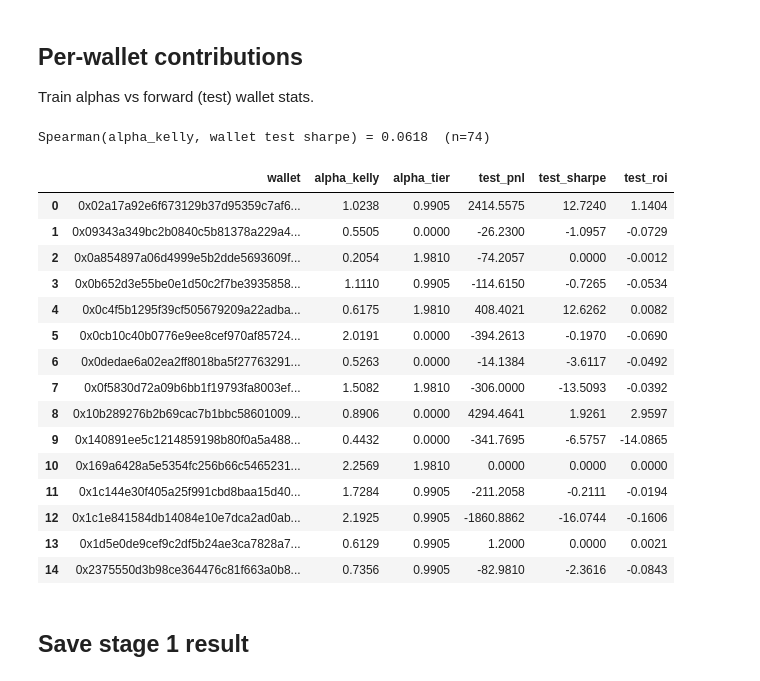
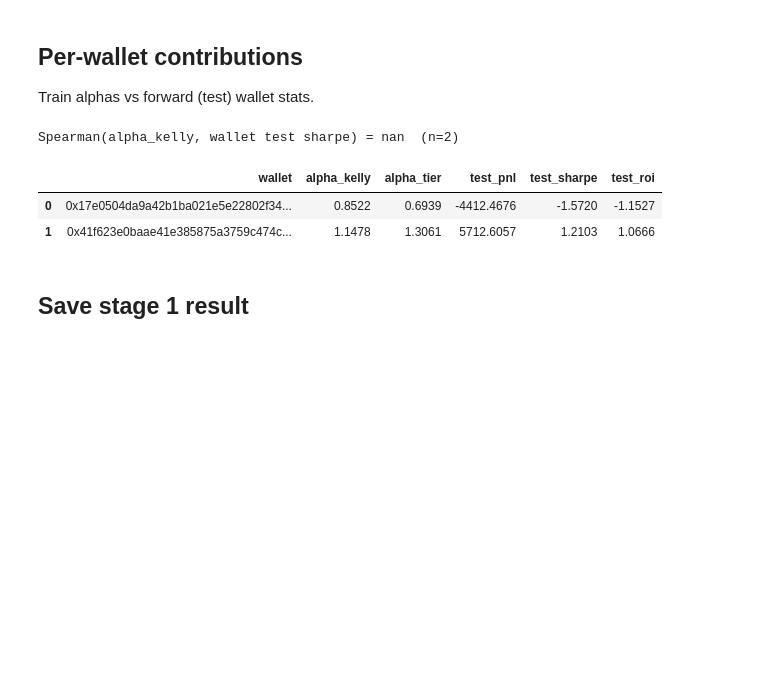
Before and after one commit to vobornij/polymarket, a Jupyter notebook: notebooks/wallet_selection/stage1_scaled.ipynb, the cells around one changed output. Cells and saved outputs as stored; diff of their text form; code cells hidden in the pictures; blank space fills up the shorter version.

```diff
--- a/notebooks/wallet_selection/stage1_scaled.ipynb
+++ b/notebooks/wallet_selection/stage1_scaled.ipynb
@@ -83,4 +92,4 @@ Candidate wallets = `COPY_DEFAULT` (copy-default filter).
 # %%
-wallets = set(COPY_DEFAULT(wallet_metrics, hold_metrics))
-print(f"copy_default wallets: {len(wallets)}")
+wallets = set(COPY_FILTER(wallet_metrics, hold_metrics))
+print(f"{COPY_FILTER.name} wallets: {len(wallets)}")
 # %% [output]
@@ -92,10 +101,12 @@ Cap = stage0 Phase 2's per-bucket max copy quantity (`avail_copy_qty`), exported
 # %%
-splits = candidate_splits_for(df_full, wallets, **DEFAULT_SPLIT)
-splits = attach_depth_cap(splits)
+splits = candidate_splits_for(df_full, wallets, **SPLIT)
+splits = attach_depth_cap(splits, avail_col=AVAIL_COL, qty_col=QTY_COL)
+for fr in splits.values():
+    fr["token_group"] = fr["condition_id"] + "_" + fr["token_id"]
 del df_full, df_train, df_val, df_test
 
 for name in ("train", "val", "test"):
     fr = splits[name]
-    capped = (fr["bucket_avail_copy_qty"] < fr["copyable_qty_5m_100"]).mean()
+    capped = (fr["bucket_avail_copy_qty"] < fr[QTY_COL]).mean()
     print(f"{name:5s}: {len(fr):,}  trades_capped_by_depth={capped:.3f}")
 # %% [output]
@@ -112,8 +123,8 @@ test : 15,569  trades_capped_by_depth=0.000
 
 Per-wallet daily pnl (copyable, alpha=1) with mean/std shrinkage -> Sharpe proxy.
 # %%
-train_daily = wallet_daily_pnl(splits["train"])
-st = wallet_stats(train_daily)
+train_daily = wallet_daily_pnl(splits["train"], pnl_col=PNL_COL)
+st = wallet_stats(train_daily, pnl_col=PNL_COL)
 print(f"wallets with train daily series: {len(st)}")
 st[["mu", "sigma", "n_days", "sharpe_proxy", "total_pnl"]].sort_values(
     "sharpe_proxy", ascending=False
@@ -166,14 +164,15 @@ Objective: annualized Sharpe of daily resolution-pnl, fixed $10k budget, 10bps.
 sim_rows = []
 best_per_scheme = {}
 for name, (scheme, alpha_map, params) in schemes.items():
-    res = run_sim(splits["val"], alpha_map, COST_SEL)
-    row = sim_row(scheme, name, "val", res)
+    res = run_sim(splits["train"], alpha_map, pnl_col=PNL_COL, qty_col=QTY_COL,
+                 group_col="token_group", group_budget=EXPOSURE_BUDGET)
+    row = sim_row(scheme, name, "train", res)
     sim_rows.append(row)
     key = scheme if scheme != "kelly" else "kelly"
     if key not in best_per_scheme or row["sharpe_daily"] > best_per_scheme[key][2]:
         best_per_scheme[key] = (name, params, row["sharpe_daily"])
 
 sim_df = pd.DataFrame(sim_rows)
-sim_df[sim_df["split"] == "val"].sort_values("sharpe_daily", ascending=False).head(15)
+sim_df[sim_df["split"] == "train"].sort_values("sharpe_daily", ascending=False).head(15)
 # %% [output]
 |  | scheme | config | split | trades | pnl | roi_w | sharpe_daily | mean_used | peak_used |
@@ -354,48 +403,35 @@ test trades: 15,569  contracts: 1,692  resolved by 2026-08-12: 15,566 trades (1,
 
 Train alphas vs forward (test) wallet stats.
 # %%
-test_daily = wallet_daily_pnl(splits["test"])
-test_st = test_daily.groupby("wallet")["copyable_pnl"].agg(
+test_daily = wallet_daily_pnl(splits["test"], pnl_col=PNL_COL)
+test_st = test_daily.groupby("wallet")[PNL_COL].agg(
     test_pnl="sum", test_n_days="size"
 )
-test_sharpe = test_daily.groupby("wallet")["copyable_pnl"].apply(
+test_sharpe = test_daily.groupby("wallet")[PNL_COL].apply(
     lambda s: (s.mean() / s.std() * np.sqrt(365.0)) if s.std() > 0 and len(s) >= 2 else np.nan
 ).rename("test_sharpe")
 
 contrib = st.join(test_st, how="outer").join(test_sharpe, how="outer").fillna(0.0)
 contrib = contrib[contrib["test_n_days"] > 0]
 alpha_cont = schemes[best_per_scheme["kelly"][0]][1]
 alpha_tier_cont = schemes[best_per_scheme["tier"][0]][1]
 contrib["alpha_kelly"] = contrib.index.map(alpha_cont).fillna(1.0)
 contrib["alpha_tier"] = contrib.index.map(alpha_tier_cont).fillna(1.0)
 contrib = contrib.reset_index()
 contrib["test_roi"] = contrib["test_pnl"] / contrib["total_pnl"].replace(0, np.nan)
 contrib.to_csv(OUT_DIR / "wallet_scaling_contrib.csv", index=False)
 
 a = contrib["alpha_kelly"].to_numpy()
 ts = contrib["test_sharpe"].to_numpy()
 valid = np.isfinite(ts)
 rho = spearman_rho(pd.Series(a[valid]), pd.Series(ts[valid])) if valid.sum() > 2 else np.nan
 print(f"Spearman(alpha_kelly, wallet test sharpe) = {rho:.4f}  (n={int(valid.sum())})")
 contrib[["wallet", "alpha_kelly", "alpha_tier", "test_pnl", "test_sharpe", "test_roi"]].head(15)
 # %% [output]
-Spearman(alpha_kelly, wallet test sharpe) = 0.0618  (n=74)
+Spearman(alpha_kelly, wallet test sharpe) = nan  (n=2)
 |  | wallet | alpha_kelly | alpha_tier | test_pnl | test_sharpe | test_roi |
-| 0 | 0x02a17a92e6f673129b37d95359c7af6... | 1.0238 | 0.9905 | 2414.5575 | 12.7240 | 1.1404 |
-| 1 | 0x09343a349bc2b0840c5b81378a229a4... | 0.5505 | 0.0000 | -26.2300 | -1.0957 | -0.0729 |
-| 2 | 0x0a854897a06d4999e5b2dde5693609f... | 0.2054 | 1.9810 | -74.2057 | 0.0000 | -0.0012 |
-| 3 | 0x0b652d3e55be0e1d50c2f7be3935858... | 1.1110 | 0.9905 | -114.6150 | -0.7265 | -0.0534 |
-| 4 | 0x0c4f5b1295f39cf505679209a22adba... | 0.6175 | 1.9810 | 408.4021 | 12.6262 | 0.0082 |
-| 5 | 0x0cb10c40b0776e9ee8cef970af85724... | 2.0191 | 0.0000 | -394.2613 | -0.1970 | -0.0690 |
-| 6 | 0x0dedae6a02ea2ff8018ba5f27763291... | 0.5263 | 0.0000 | -14.1384 | -3.6117 | -0.0492 |
-| 7 | 0x0f5830d72a09b6bb1f19793fa8003ef... | 1.5082 | 1.9810 | -306.0000 | -13.5093 | -0.0392 |
-| 8 | 0x10b289276b2b69cac7b1bbc58601009... | 0.8906 | 0.0000 | 4294.4641 | 1.9261 | 2.9597 |
-| 9 | 0x140891ee5c1214859198b80f0a5a488... | 0.4432 | 0.0000 | -341.7695 | -6.5757 | -14.0865 |
-| 10 | 0x169a6428a5e5354fc256b66c5465231... | 2.2569 | 1.9810 | 0.0000 | 0.0000 | 0.0000 |
-| 11 | 0x1c144e30f405a25f991cbd8baa15d40... | 1.7284 | 0.9905 | -211.2058 | -0.2111 | -0.0194 |
-| 12 | 0x1c1e841584db14084e10e7dca2ad0ab... | 2.1925 | 0.9905 | -1860.8862 | -16.0744 | -0.1606 |
-| 13 | 0x1d5e0de9cef9c2df5b24ae3ca7828a7... | 0.6129 | 0.9905 | 1.2000 | 0.0000 | 0.0021 |
-| 14 | 0x2375550d3b98ce364476c81f663a0b8... | 0.7356 | 0.9905 | -82.9810 | -2.3616 | -0.0843 |
+| 0 | 0x17e0504da9a42b1ba021e5e22802f34... | 0.8522 | 0.6939 | -4412.4676 | -1.5720 | -1.1527 |
+| 1 | 0x41f623e0baae41e385875a3759c474c... | 1.1478 | 1.3061 | 5712.6057 | 1.2103 | 1.0666 |
 # %% [markdown]
 ## Save stage 1 result
 # %%
```
Also changed, not shown: parts of 19 cells of this notebook, 18 other files.
